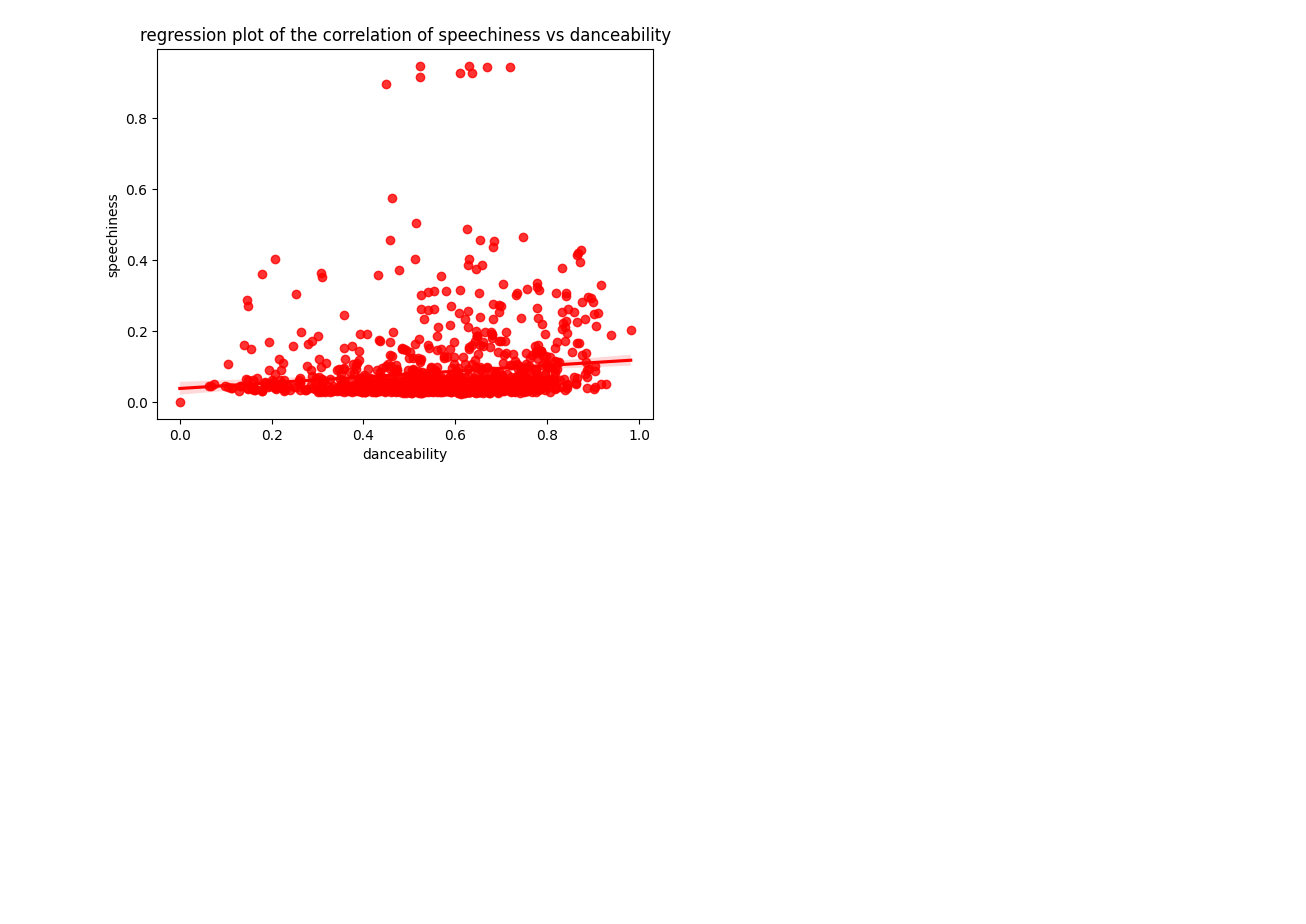
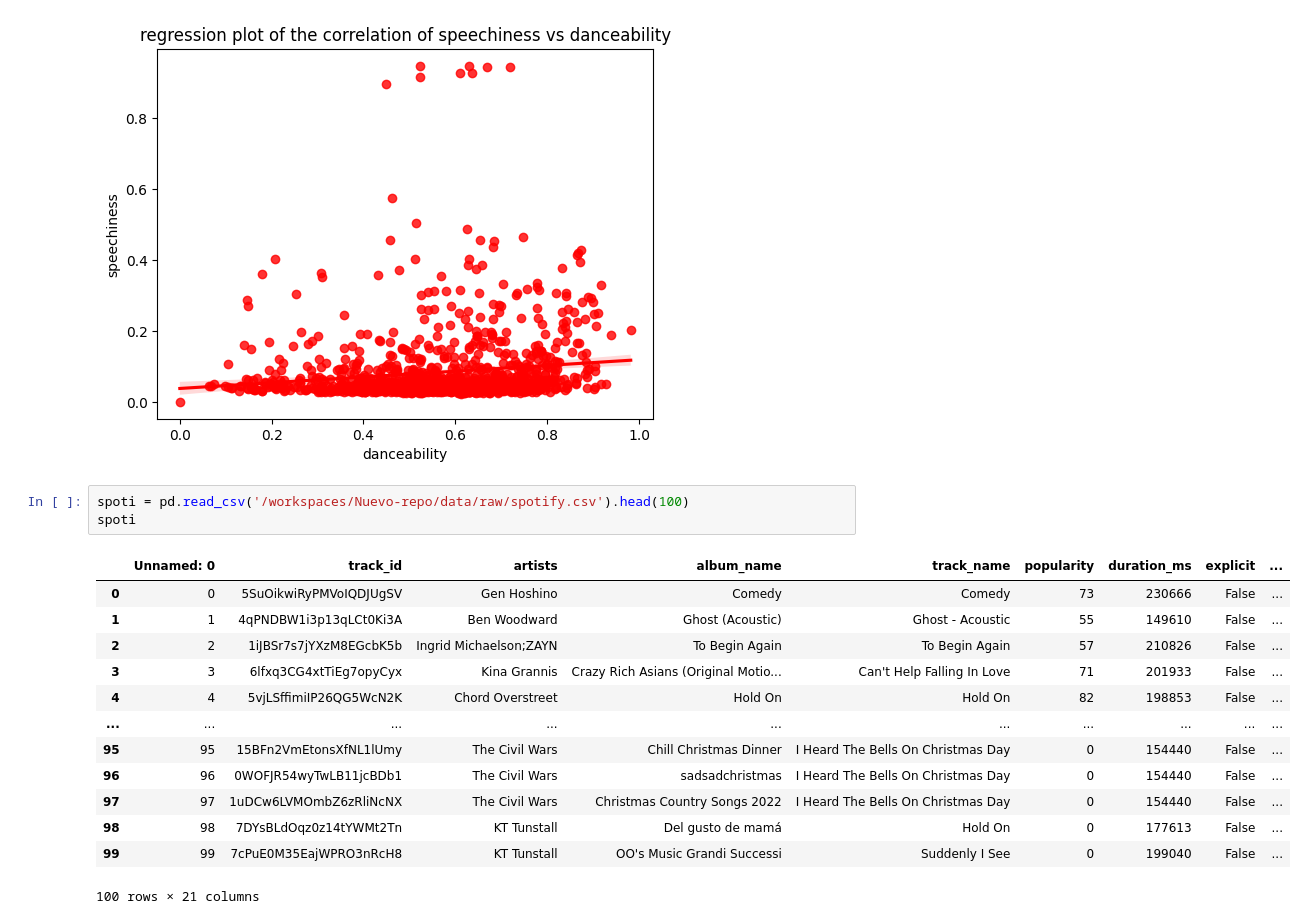
Before and after one commit to FacundoCardozo5/Nuevo-repo, a Jupyter notebook: notebooks/spoti.ipynb, the cells around one changed output. Drawn from its saved outputs; the diff is of its cells as text; blank space fills up the shorter version.

```diff
--- a/notebooks/spoti.ipynb
+++ b/notebooks/spoti.ipynb
@@ -233,3 +233,20 @@ plt.title("regression plot of the correlation of speechiness vs danceability")
 plt.show()
 # %% [output]
 [figure]
+# %%
+spoti = pd.read_csv('/workspaces/Nuevo-repo/data/raw/spotify.csv').head(100)
+spoti
+# %% [output]
+|  | Unnamed: 0 | track_id | artists | album_name | track_name | popularity | duration_ms | explicit | ... |
+| 0 | 0 | 5SuOikwiRyPMVoIQDJUgSV | Gen Hoshino | Comedy | Comedy | 73 | 230666 | False | ... |
+| 1 | 1 | 4qPNDBW1i3p13qLCt0Ki3A | Ben Woodward | Ghost (Acoustic) | Ghost - Acoustic | 55 | 149610 | False | ... |
+| 2 | 2 | 1iJBSr7s7jYXzM8EGcbK5b | Ingrid Michaelson;ZAYN | To Begin Again | To Begin Again | 57 | 210826 | False | ... |
+| 3 | 3 | 6lfxq3CG4xtTiEg7opyCyx | Kina Grannis | Crazy Rich Asians (Original Motio... | Can't Help Falling In Love | 71 | 201933 | False | ... |
+| 4 | 4 | 5vjLSffimiIP26QG5WcN2K | Chord Overstreet | Hold On | Hold On | 82 | 198853 | False | ... |
+| ... | ... | ... | ... | ... | ... | ... | ... | ... | ... |
+| 95 | 95 | 15BFn2VmEtonsXfNL1lUmy | The Civil Wars | Chill Christmas Dinner | I Heard The Bells On Christmas Day | 0 | 154440 | False | ... |
+| 96 | 96 | 0WOFJR54wyTwLB11jcBDb1 | The Civil Wars | sadsadchristmas | I Heard The Bells On Christmas Day | 0 | 154440 | False | ... |
+| 97 | 97 | 1uDCw6LVMOmbZ6zRliNcNX | The Civil Wars | Christmas Country Songs 2022 | I Heard The Bells On Christmas Day | 0 | 154440 | False | ... |
+| 98 | 98 | 7DYsBLdOqz0z14tYWMt2Tn | KT Tunstall | Del gusto de mamá | Hold On | 0 | 177613 | False | ... |
+| 99 | 99 | 7cPuE0M35EajWPRO3nRcH8 | KT Tunstall | OO's Music Grandi Successi | Suddenly I See | 0 | 199040 | False | ... |
+100 rows × 21 columns
```
Also changed, not shown: parts of 4 cells of this notebook.
